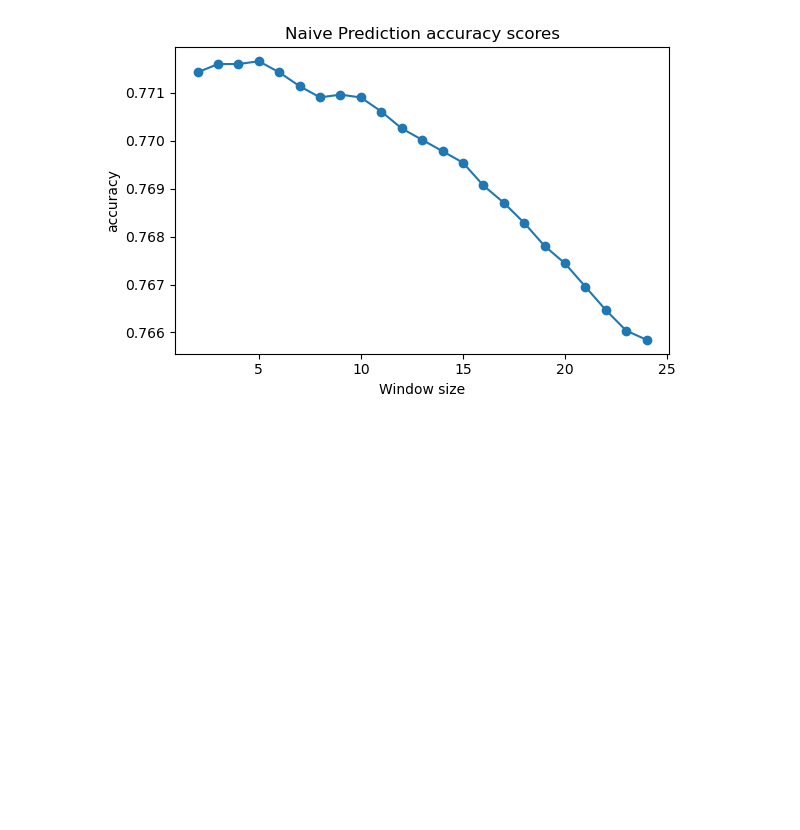
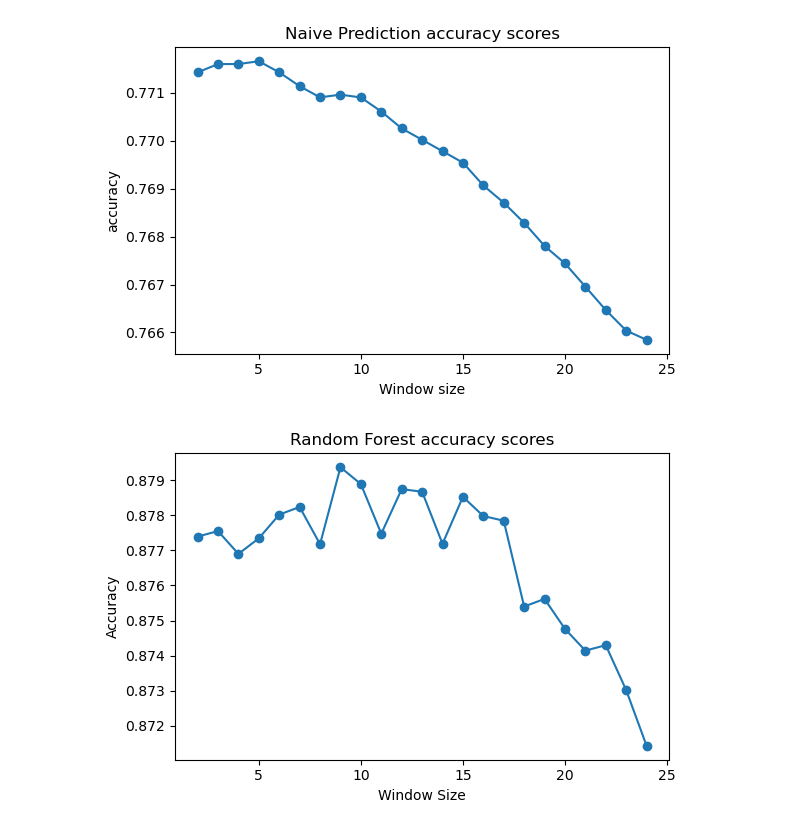
Before and after one commit to srijanrodo/erdos_regime_switch, a Jupyter notebook: template_training.ipynb, the cells around one changed output. Drawn from its saved outputs; the diff is of its cells as text; code cells hidden in the pictures; blank space fills up the shorter version.

```diff
--- a/template_training.ipynb
+++ b/template_training.ipynb
@@ -199,20 +202,6 @@ for ind, m in enumerate(models):
 # %% [output]
 [figure]
 [figure]
-# %%
-model_names=['ada','decisiontree']
-training_list  = training_lists[13]
-testing_list = testing_lists[13]
-accuracies=[]
-models=[AdaBoostClassifier(n_estimators=100,random_state=121),DecisionTreeClassifier(random_state=rs)]
-#Add Possible AdaBoostModels:
-for m in models:
-    a=0
-    for i in range(ns):
-        m.fit(X=training_list[i][0],y=training_list[i][1])
-        a+= accuracy_score(m.predict(testing_list[i][0]),testing_list[i][1])
-    a=a/ns
-    accuracies.append(a)
 # %%
 #Naive Prediction
 accuracies = {}
@@ -227,3 +216,31 @@ for window in training_lists.keys():
 plot_accuracies(accuracies, "Naive Prediction")
 # %% [output]
 [figure]
+# %%
+model = RandomForestClassifier(
+    n_estimators = 100, # number of trees in ensemble
+    max_depth = 10, # max_depth of each tree
+    min_samples_leaf = 5,
+    max_features = 5, # default is round(sqrt(num_features)), which in this case is 1.
+    random_state = 121 # for consistency
+    )
+accuracies_rfc = {}
+for window in training_lists.keys():
+    training_list = training_lists[window]
+    testing_list = testing_lists[window]
+    a=0
+    for i in range(ns):
+        model.fit(X=training_list[i][0],y=training_list[i][1])
+        a+= accuracy_score(model.predict(testing_list[i][0]),testing_list[i][1])
+    a=a/ns
+    accuracies_rfc[window] = a
+# %%
+plt.figure(figsize=(6, 4))
+plt.plot(list(accuracies_rfc.keys()), list(accuracies_rfc.values()), marker='o')
+plt.title("Random Forest accuracy scores")
+plt.xlabel("Window Size")
+plt.ylabel("Accuracy")
+plt.tight_layout()
+plt.show()
+# %% [output]
+[figure, added]
```
Also changed, not shown: parts of 5 cells of this notebook.
